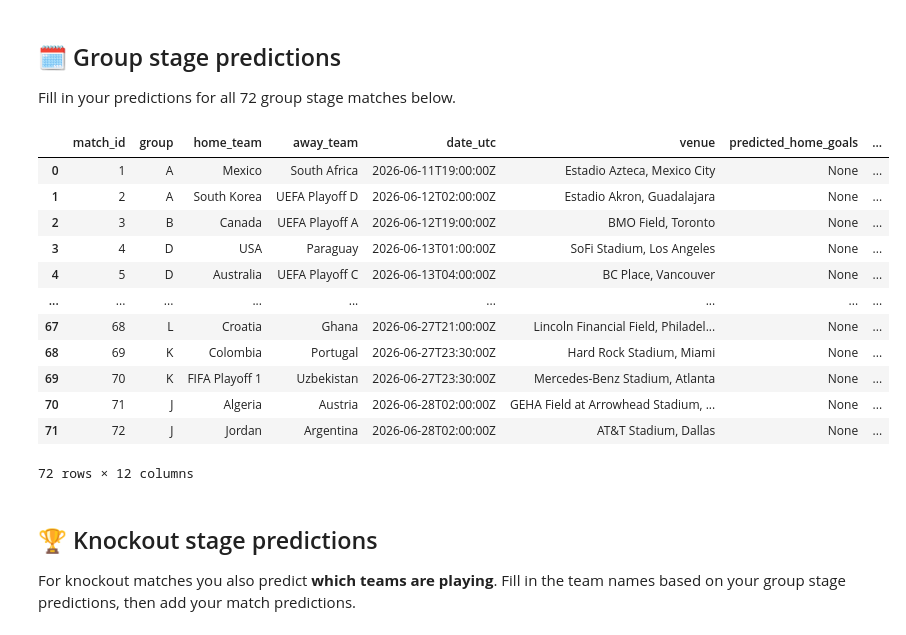
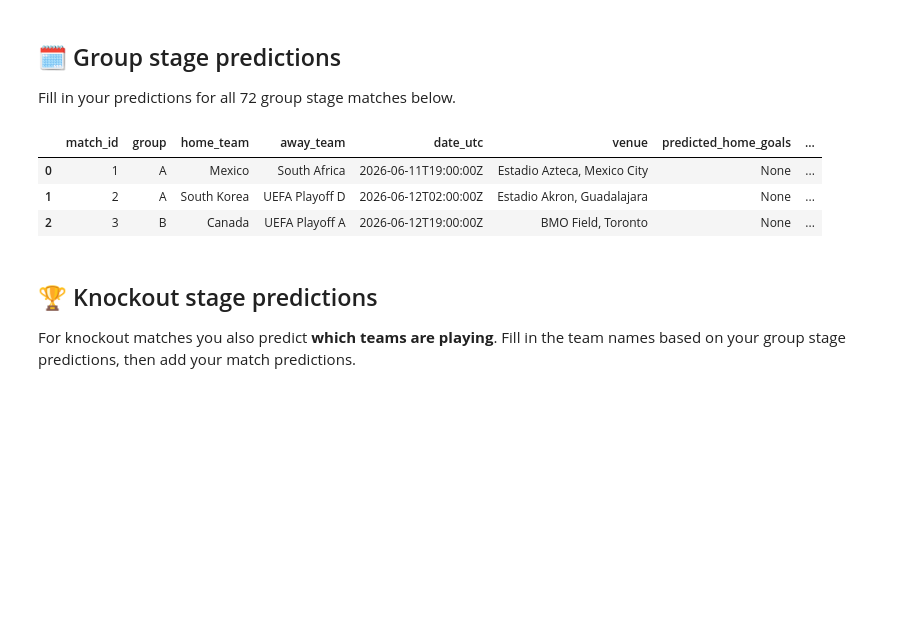
Before and after one commit to Currybon30/fifa_wc_2026_datacamp, a Jupyter notebook: FIFA World Cup 2026 - DataCamp Competition/notebook.ipynb, the cells around one changed output. Saved outputs shown, nothing was run; the diff lists cells and outputs as text; code cells hidden in the pictures; blank space fills up the shorter version.

```diff
--- a/FIFA World Cup 2026 - DataCamp Competition/notebook.ipynb
+++ b/FIFA World Cup 2026 - DataCamp Competition/notebook.ipynb
@@ -128,30 +40,21 @@ Fill in your predictions for all 72 group stage matches below.
 # %%
 group_predictions = group_fixtures.copy()
 
 # Fill in your predictions for each match
 # Example (match 1 — Mexico vs South Africa): predicted_home_goals=2, predicted_away_goals=1, corners=9, yellow_cards=3, red_cards=0, winning_team='home'
 group_predictions['predicted_home_goals'] = None   # e.g. 2
 group_predictions['predicted_away_goals'] = None   # e.g. 1
 group_predictions['corners']              = None   # e.g. 9
 group_predictions['yellow_cards']         = None   # e.g. 3
 group_predictions['red_cards']            = None   # e.g. 0
 group_predictions['winning_team']         = None   # "home", "away", or "draw"
 
-group_predictions
+group_predictions.head(3)
 # %% [output]
 |  | match_id | group | home_team | away_team | date_utc | venue | predicted_home_goals | ... |
 | 0 | 1 | A | Mexico | South Africa | 2026-06-11T19:00:00Z | Estadio Azteca, Mexico City | None | ... |
 | 1 | 2 | A | South Korea | UEFA Playoff D | 2026-06-12T02:00:00Z | Estadio Akron, Guadalajara | None | ... |
 | 2 | 3 | B | Canada | UEFA Playoff A | 2026-06-12T19:00:00Z | BMO Field, Toronto | None | ... |
-| 3 | 4 | D | USA | Paraguay | 2026-06-13T01:00:00Z | SoFi Stadium, Los Angeles | None | ... |
-| 4 | 5 | D | Australia | UEFA Playoff C | 2026-06-13T04:00:00Z | BC Place, Vancouver | None | ... |
-| ... | ... | ... | ... | ... | ... | ... | ... | ... |
-| 67 | 68 | L | Croatia | Ghana | 2026-06-27T21:00:00Z | Lincoln Financial Field, Philadel... | None | ... |
-| 68 | 69 | K | Colombia | Portugal | 2026-06-27T23:30:00Z | Hard Rock Stadium, Miami | None | ... |
-| 69 | 70 | K | FIFA Playoff 1 | Uzbekistan | 2026-06-27T23:30:00Z | Mercedes-Benz Stadium, Atlanta | None | ... |
-| 70 | 71 | J | Algeria | Austria | 2026-06-28T02:00:00Z | GEHA Field at Arrowhead Stadium, ... | None | ... |
-| 71 | 72 | J | Jordan | Argentina | 2026-06-28T02:00:00Z | AT&T Stadium, Dallas | None | ... |
-72 rows × 12 columns
 # %% [markdown]
 ## 🏆 Knockout stage predictions
 
```
Also changed, not shown: parts of 10 cells of this notebook.
